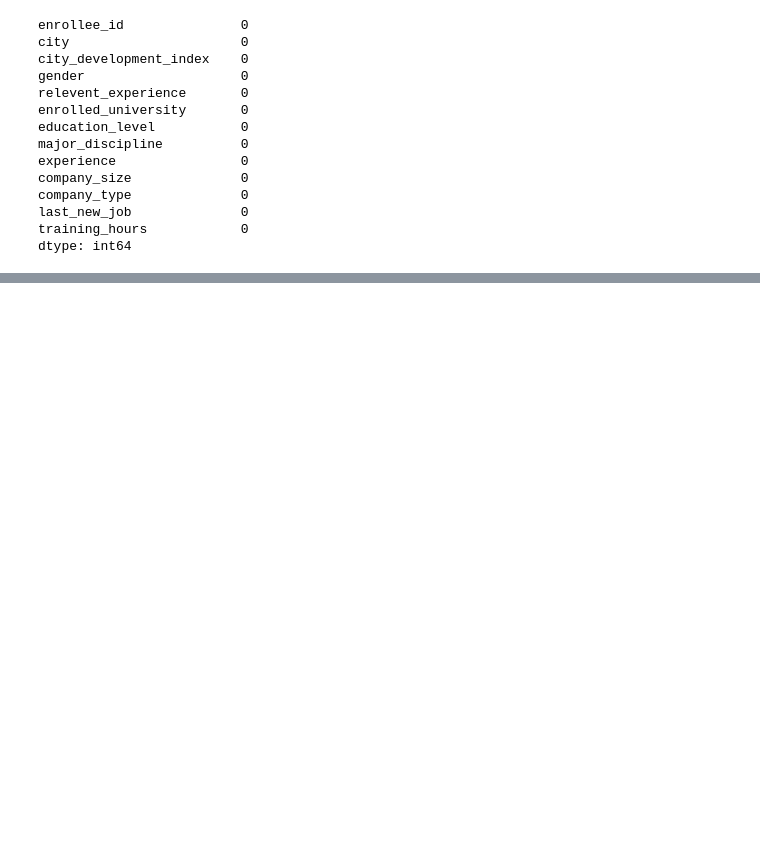
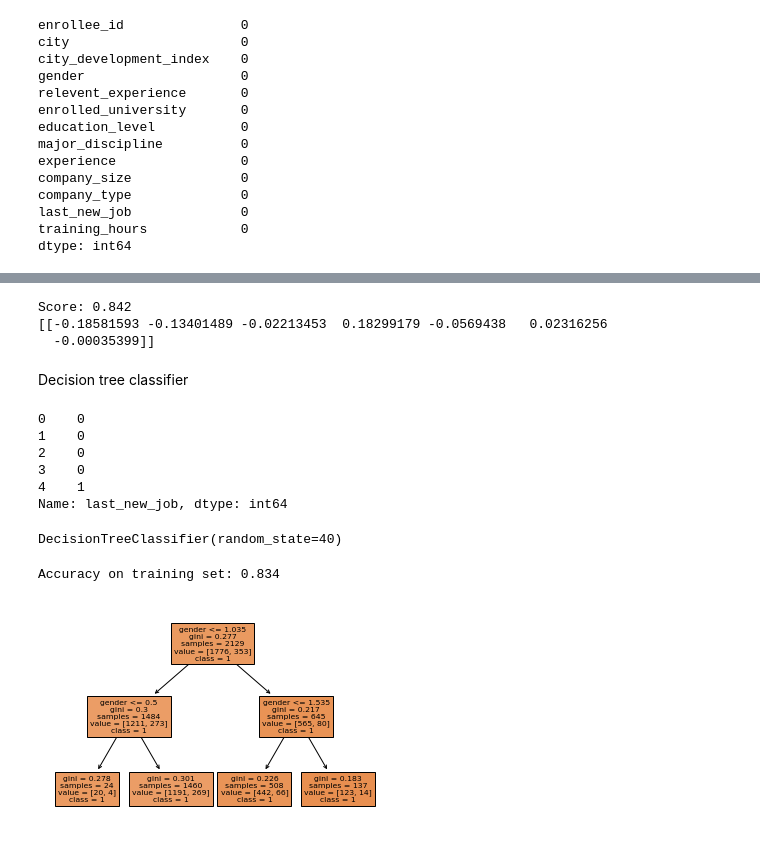
Before and after one commit to MariaFlyger/BigData, a Jupyter notebook: 001.ipynb, the cells around one changed output, grey strips where cells are left out. Saved outputs shown, nothing was run; the diff lists cells and outputs as text; code cells hidden in the pictures; blank space fills up the shorter version.

Commit message:
decision tree

```diff
--- a/001.ipynb
+++ b/001.ipynb
@@ -220,15 +226,15 @@ def CDIN(x):
     if x=='city_31'          : return  121
     if x=='city_171'         : return  122
 # %%
-df['gender'] = df['gender'].apply(genderN)
-df['relevent_experience'] = df['relevent_experience'].apply(relevantExperienceN)
-df['enrolled_university'] = df['enrolled_university'].apply(enrollmentUniversityN)
-df['education_level'] = df['education_level'].apply(educationLevelN)
-df['major_discipline'] = df['major_discipline'].apply(majorDisciplineN)
-df['experience'] = df['experience'].apply(experienceN)
-df['company_type'] = df['company_type'].apply(companyTypeN)
-df['company_size'] = df['company_size'].apply(companySizeN)
-df['last_new_job'] = df['last_new_job'].apply(lastNewJobN)
+df_train['gender'] = df_train['gender'].apply(genderN)
+df_train['relevent_experience'] = df_train['relevent_experience'].apply(relevantExperienceN)
+df_train['enrolled_university'] = df_train['enrolled_university'].apply(enrollmentUniversityN)
+df_train['education_level'] = df_train['education_level'].apply(educationLevelN)
+df_train['major_discipline'] = df_train['major_discipline'].apply(majorDisciplineN)
+df_train['experience'] = df_train['experience'].apply(experienceN)
+df_train['company_type'] = df_train['company_type'].apply(companyTypeN)
+df_train['company_size'] = df_train['company_size'].apply(companySizeN)
+df_train['last_new_job'] = df_train['last_new_job'].apply(lastNewJobN)
 df['city'] = df['city'].apply(CDIN)
 # %%
 df = df.fillna(df.mean(numeric_only=True))
@@ -248,3 +254,5 @@ company_type              0
 last_new_job              0
 training_hours            0
 dtype: int64
+# %%
+df['last_new_job'] = df['last_new_job'].astype(int)
@@ -250,0 +265,42 @@ dtype: int64
+# %%
+X = df[['gender', 'relevent_experience', 'enrolled_university','education_level','major_discipline','experience','company_type', 'company_size', 'city']]
+y = df['last_new_job']
+logr = LogisticRegression()
+logr.fit(X,y)
+
+#print score
+print("Score: {:.3f}".format(logr.score(X, y)))
+
+#print coefficient
+coefficient = logr.coef_
+print(coefficient)
+# %% [output]
+Score: 0.842
+[[-0.18581593 -0.13401489 -0.02213453  0.18299179 -0.0569438   0.02316256
+  -0.00035399]]
+# %% [markdown]
+Decision tree classifier
+# %%
+X = df[['gender','relevent_experience','enrolled_university','education_level','major_discipline','experience','company_type', 'company_size', 'city']]
+y = df['last_new_job']
+y.head()
+# %% [output]
+0    0
+1    0
+2    0
+3    0
+4    1
+Name: last_new_job, dtype: int64
+# %%
+dtree = tree.DecisionTreeClassifier(random_state = 17)
+dtree.fit(X, y)
+# %% [output]
+DecisionTreeClassifier(random_state=40)
+# %%
+print("Accuracy on training set: {:.3f}".format(dtree.score(X, y)))
+# %% [output]
+Accuracy on training set: 0.834
+# %%
+tree.plot_tree(dtree, filled=True, class_names=['1','0'], feature_names=X.columns);
+# %% [output]
+[figure, added]
```
Also changed, not shown: parts of 6 cells of this notebook, 1 other file.
